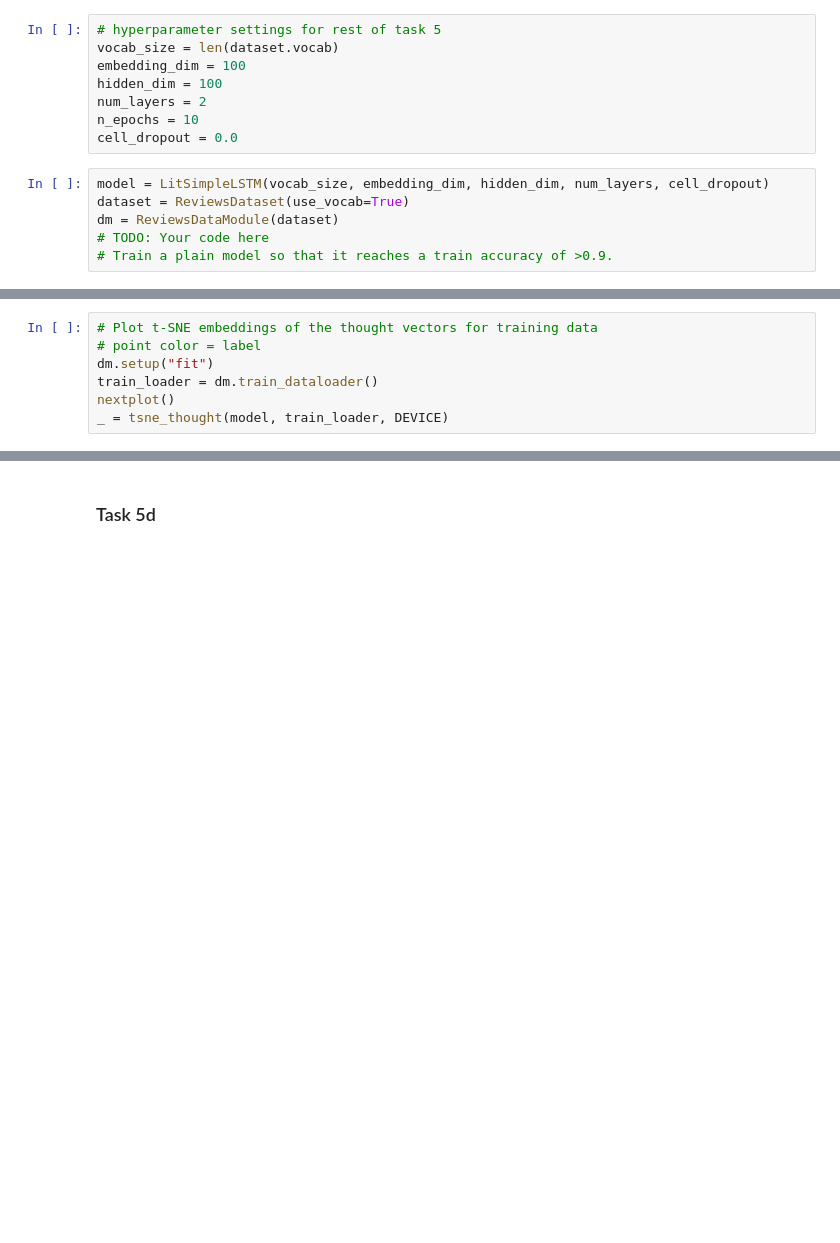
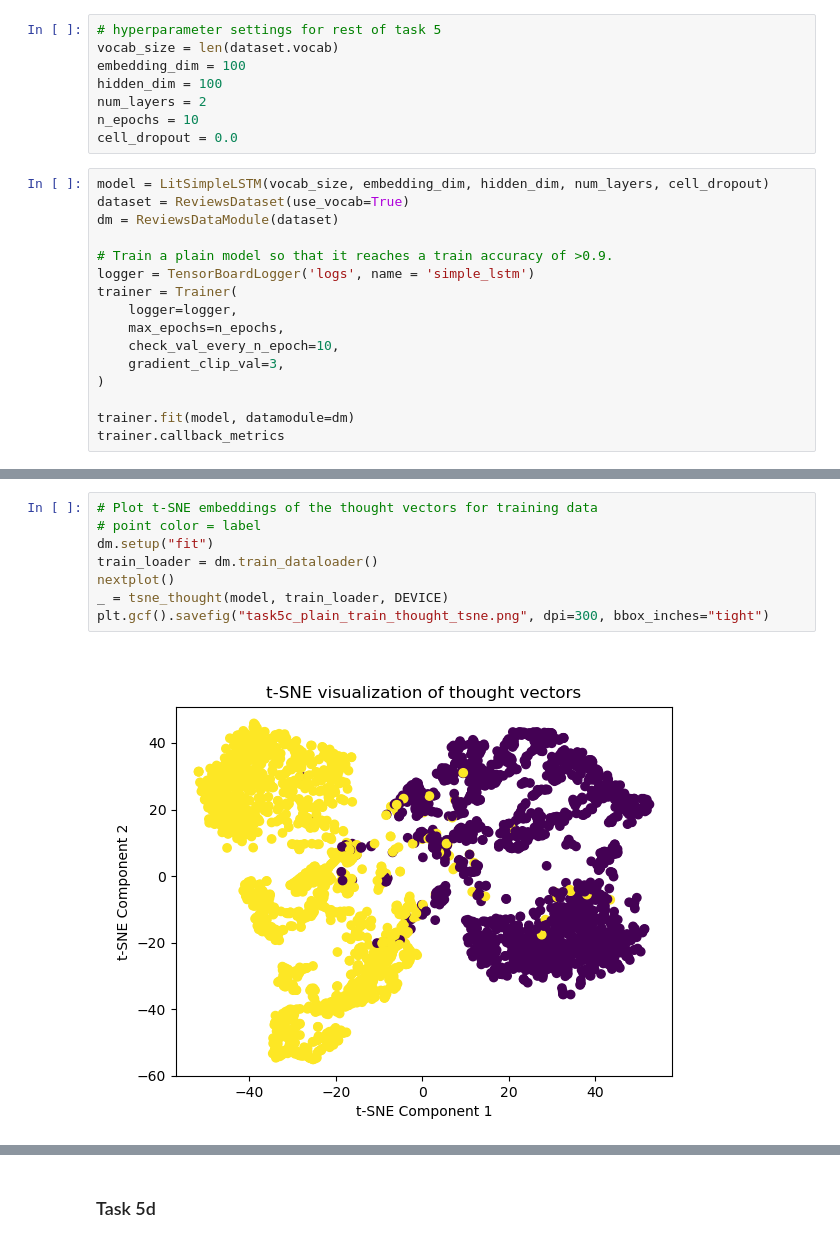
Before and after one commit to nghhai96/DL-Assignment, a Jupyter notebook: a03-rnn/python/a03_5.ipynb, the cells around one changed output, grey strips where cells are left out. Saved outputs shown, nothing was run; the diff lists cells and outputs as text; blank space fills up the shorter version.

```diff
--- a/a03-rnn/python/a03_5.ipynb
+++ b/a03-rnn/python/a03_5.ipynb
@@ -67,5 +119,15 @@ cell_dropout = 0.0
 model = LitSimpleLSTM(vocab_size, embedding_dim, hidden_dim, num_layers, cell_dropout)
 dataset = ReviewsDataset(use_vocab=True)
 dm = ReviewsDataModule(dataset)
-# TODO: Your code here
+
 # Train a plain model so that it reaches a train accuracy of >0.9.
+logger = TensorBoardLogger('logs', name = 'simple_lstm')
+trainer = Trainer(
+    logger=logger,
+    max_epochs=n_epochs,
+    check_val_every_n_epoch=10,
+    gradient_clip_val=3,
+)
+
+trainer.fit(model, datamodule=dm)
+trainer.callback_metrics
@@ -72,10 +160,13 @@ dm = ReviewsDataModule(dataset)
 # %%
 # Plot t-SNE embeddings of the thought vectors for training data
 # point color = label
 dm.setup("fit")
 train_loader = dm.train_dataloader()
 nextplot()
 _ = tsne_thought(model, train_loader, DEVICE)
+plt.gcf().savefig("task5c_plain_train_thought_tsne.png", dpi=300, bbox_inches="tight")
+# %% [output]
+[figure, added]
 # %%
 # Plot t-SNE embeddings of of the thought vectors for validation data
 dm.setup("fit")
```
Also changed, not shown: parts of 10 cells of this notebook, 14 other files.
